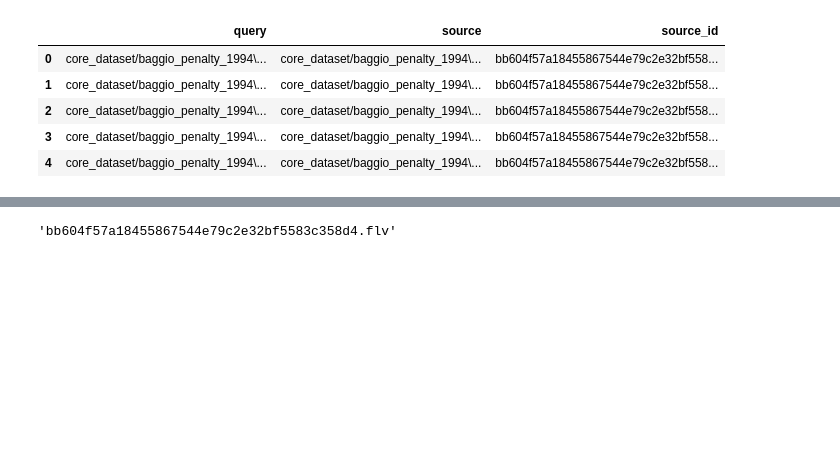
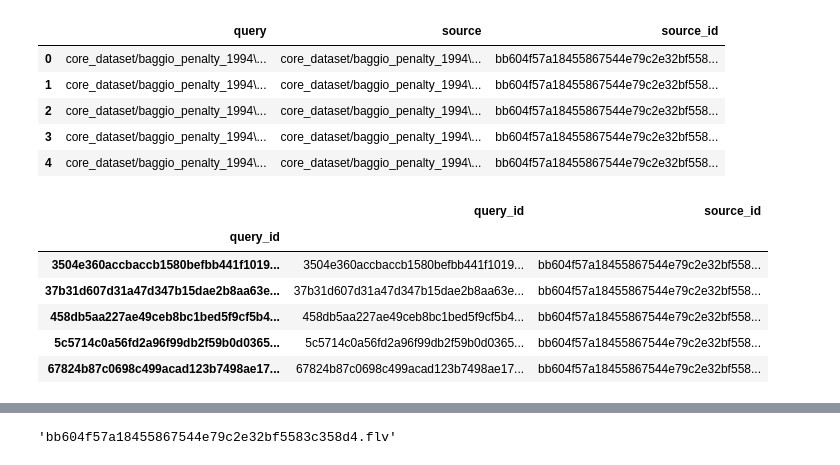
Before and after one commit to btseytlin/vzam, a Jupyter notebook: notebooks/vcdb_score.ipynb, the cells around one changed output, grey strips where cells are left out. Saved outputs shown, nothing was run; the diff lists cells and outputs as text; code cells hidden in the pictures; blank space fills up the shorter version.

```diff
--- a/notebooks/vcdb_score.ipynb
+++ b/notebooks/vcdb_score.ipynb
@@ -22,6 +21,8 @@ D:\projects\kr\vzam
 from vzam import *
 # %%
 vcdb = pd.read_csv('data/vcdb.csv')
+vcdb_lut = pd.read_csv('data/vcdb_query_source_lut.csv')
+vcdb_lut.index = vcdb_lut['query_id']
 # %%
 vcdb.head()
 # %% [output]
@@ -31,4 +32,14 @@ vcdb.head()
 | 2 | core_dataset/baggio_penalty_1994\... | core_dataset/baggio_penalty_1994\... | bb604f57a18455867544e79c2e32bf558... |
 | 3 | core_dataset/baggio_penalty_1994\... | core_dataset/baggio_penalty_1994\... | bb604f57a18455867544e79c2e32bf558... |
 | 4 | core_dataset/baggio_penalty_1994\... | core_dataset/baggio_penalty_1994\... | bb604f57a18455867544e79c2e32bf558... |
+# %%
+vcdb_lut.head()
+# %% [output]
+|  | query_id | source_id |
+| query_id |  |  |
+| 3504e360accbaccb1580befbb441f1019... | 3504e360accbaccb1580befbb441f1019... | bb604f57a18455867544e79c2e32bf558... |
+| 37b31d607d31a47d347b15dae2b8aa63e... | 37b31d607d31a47d347b15dae2b8aa63e... | bb604f57a18455867544e79c2e32bf558... |
+| 458db5aa227ae49ceb8bc1bed5f9cf5b4... | 458db5aa227ae49ceb8bc1bed5f9cf5b4... | bb604f57a18455867544e79c2e32bf558... |
+| 5c5714c0a56fd2a96f99db2f59b0d0365... | 5c5714c0a56fd2a96f99db2f59b0d0365... | bb604f57a18455867544e79c2e32bf558... |
+| 67824b87c0698c499acad123b7498ae17... | 67824b87c0698c499acad123b7498ae17... | bb604f57a18455867544e79c2e32bf558... |
 # %%
```
Also changed, not shown: parts of 15 cells of this notebook.
